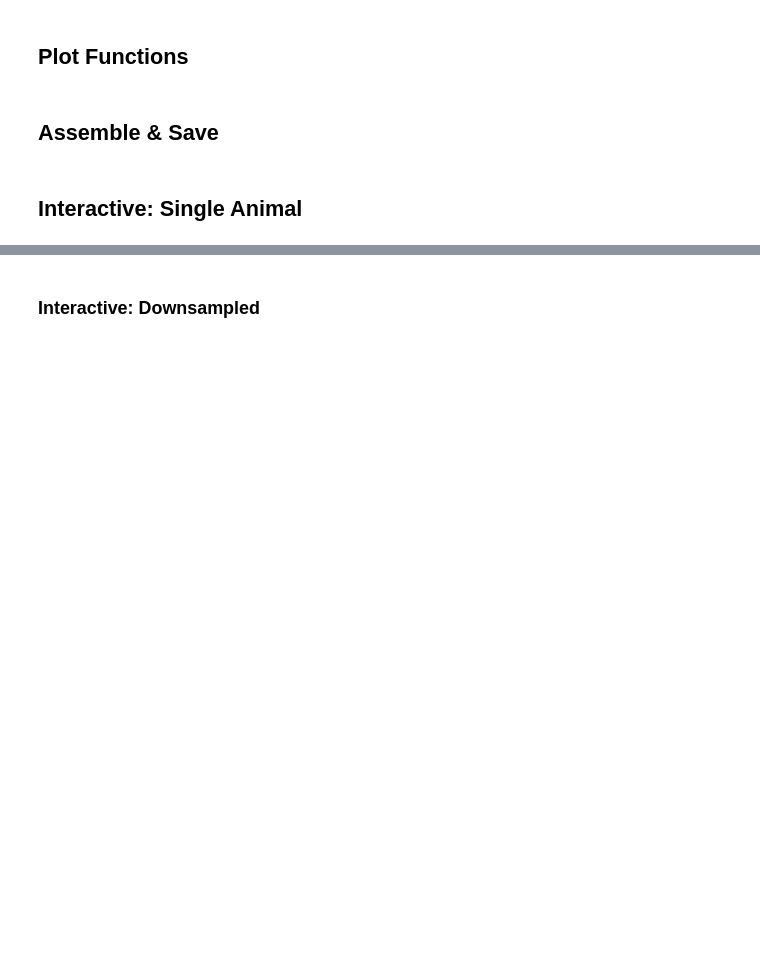
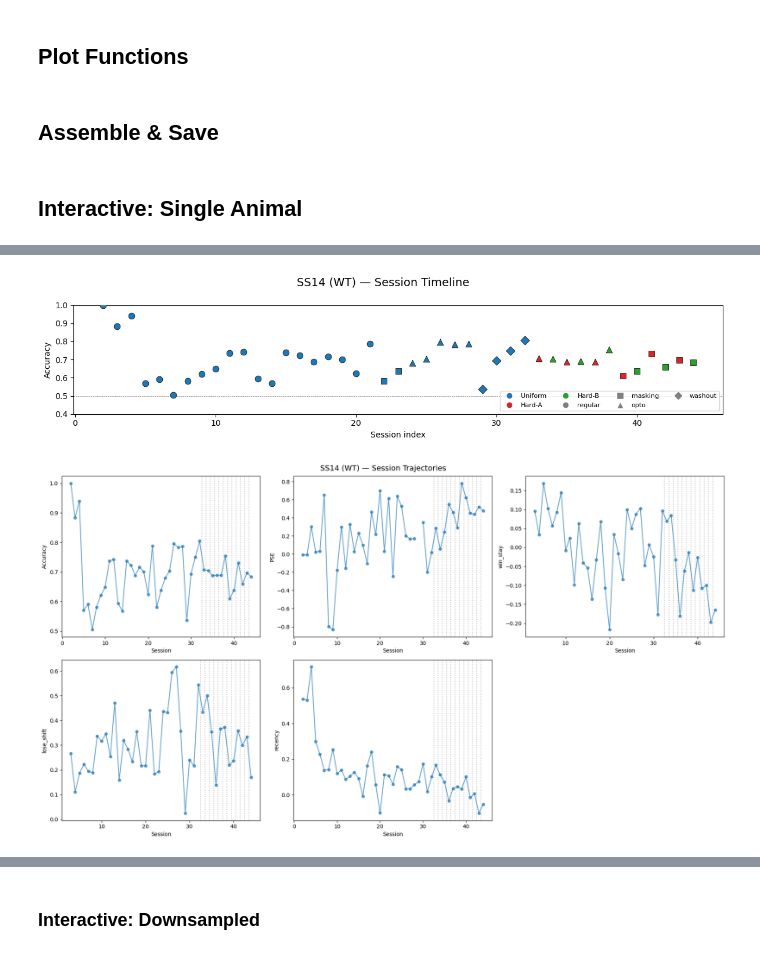
Before and after one commit to serkanshentyurk/sound_categorisation, a Jupyter notebook: notebooks/01_data_task_overview.ipynb, the cells around one changed output, grey strips where cells are left out. Cells and saved outputs as stored; diff of their text form; code cells hidden in the pictures; blank space fills up the shorter version.

```diff
--- a/notebooks/01_data_task_overview.ipynb
+++ b/notebooks/01_data_task_overview.ipynb
@@ -74,26 +112,43 @@ def _plot_pair(ax, psyc_dict, key_a, key_b, title,
     ax.set_title(title, fontsize=11)
     ax.legend(fontsize=7)
 # %%
-def plot_timeline(animal, aid):
+def plot_session_timeline(animal, aid):
     table = animal.session_table
     fig, ax = plt.subplots(figsize=(12, 3))
-    dist_c = {'Uniform': '#1f77b4', 'Hard-A': '#d62728', 'Hard-B': '#2ca02c'}
-    type_m = {'regular': 'o', 'masking': 's', 'opto': '^', 'washout': 'D'}
     for _, row in table.iterrows():
         ax.scatter(row['session_idx'], row['accuracy'],
-                   c=dist_c.get(row['distribution'], 'grey'),
-                   marker=type_m.get(row['session_type'], 'o'),
+                   c=DIST_COLOURS.get(row['distribution'], 'grey'),
+                   marker=TYPE_MARKERS.get(row['session_type'], 'o'),
                    s=60, edgecolors='k', linewidths=0.5, zorder=3)
     ax.set_xlabel('Session index'); ax.set_ylabel('Accuracy')
     ax.set_ylim(0.4, 1.0); ax.axhline(0.5, ls='--', c='grey', lw=0.5)
     handles = ([Line2D([0],[0], marker='o', color='w', markerfacecolor=c, markersize=8, label=d)
-                for d, c in dist_c.items()] +
+                for d, c in DIST_COLOURS.items()] +
                [Line2D([0],[0], marker=m, color='w', markerfacecolor='grey', markersize=8, label=t)
-                for t, m in type_m.items()])
+                for t, m in TYPE_MARKERS.items()])
     ax.legend(handles=handles, ncol=4, fontsize=8, loc='lower right')
     fig.suptitle(f'{aid} ({animal.genotype.upper()}) — Session Timeline', fontsize=14)
     fig.tight_layout()
     return fig
+# %%
+# Session-trajectory page. 'mu' is the PSE — it comes from the per-session
+# 'psychometric' fit, so 'psychometric' must be in the requested stats.
+# Swap in any names from list_available_stats(); use 'mu' for the PSE.
+# The two lists correspond position-for-position (request -> panel to draw).
+TRAJECTORY_STATS  = ['accuracy', 'psychometric', 'win_stay', 'lose_shift', 'recency']
+TRAJECTORY_PANELS = ['accuracy', 'mu',           'win_stay', 'lose_shift', 'recency']
+
+
+def plot_trajectory_page(animal, tag):
+    traj = compute_trajectory(animal, stat_names=TRAJECTORY_STATS)
+    fig, axes = plt.subplots(2, 3, figsize=(18, 10))
+    for ax, stat in zip(axes.flat, TRAJECTORY_PANELS):
+        plot_trajectory(traj, stat_name=stat, ax=ax, show_distribution_boundaries=True)
+    for ax in axes.flat[len(TRAJECTORY_PANELS):]:
+        ax.set_axis_off()
+    fig.suptitle(f'{tag} — Session Trajectories', fontsize=14)
+    fig.tight_layout()
+    return fig
 # %%
 def plot_uniform_psychometric(psyc, tag):
     fig, axes = plt.subplots(2, 3, figsize=(18, 10))
@@ -380,3 +437,9 @@ print(f'{animal_id} | {animal.genotype} | {"opto" if opto else "non-opto"}')
+# %%
+plot_session_timeline(animal, animal_id); plt.show()
+plot_trajectory_page(animal, tag); plt.show()
+# %% [output]
+[figure, added]
+[figure, added]
 # %%
 # filter_phase: select sessions + filter trials in one call (the new primitive).
 # Each report panel is one filter_phase spec; here, the uniform opto-off control trials.
```
Also changed, not shown: parts of 21 cells of this notebook, 25 other files.
